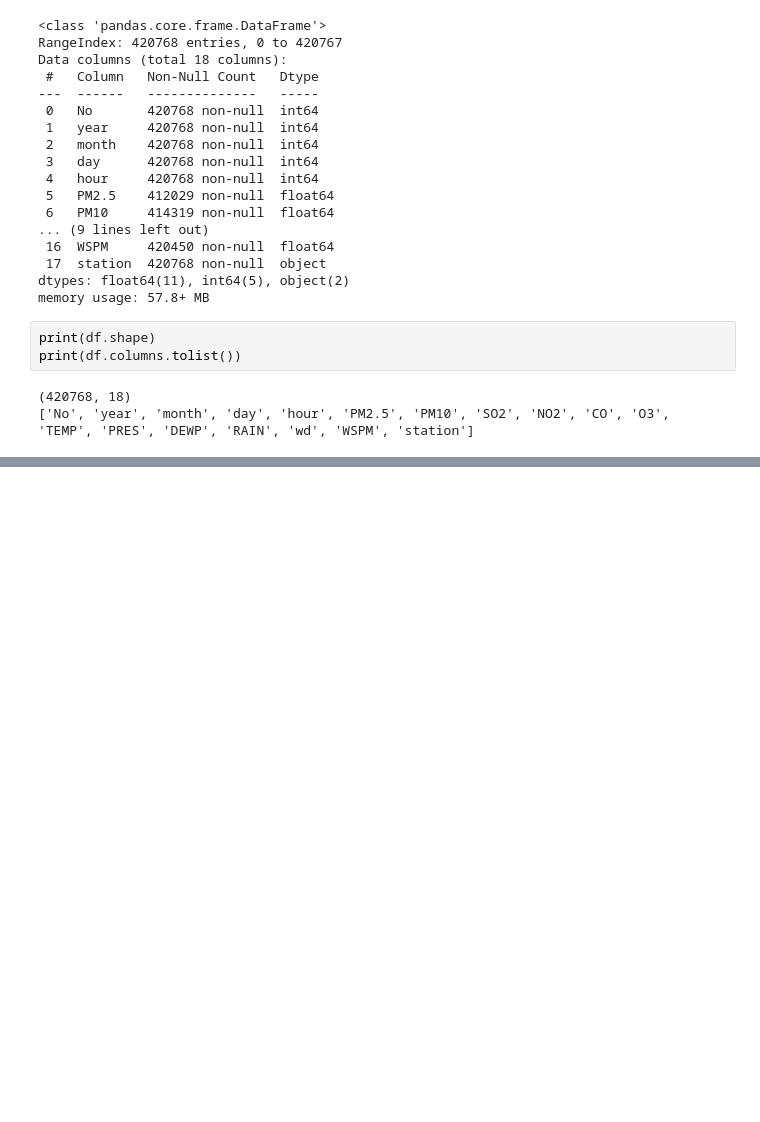
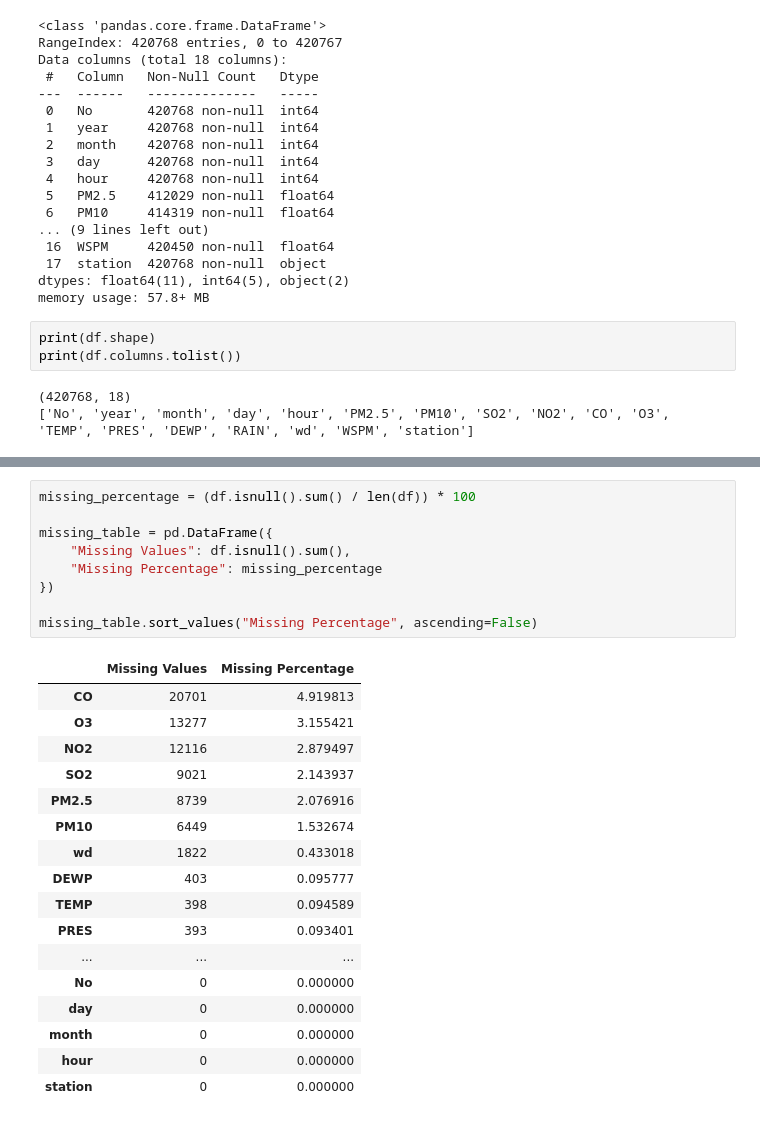
Before and after one commit to Jigyasa-sharma7/Pollution-Level-Forecasting, a Jupyter notebook: pollution_forecasting.ipynb, the cells around one changed output, grey strips where cells are left out. Saved outputs shown, nothing was run; the diff lists cells and outputs as text; blank space fills up the shorter version.

Commit message:
Little bit of more data preprocessing

```diff
--- a/pollution_forecasting.ipynb
+++ b/pollution_forecasting.ipynb
@@ -95,0 +120,27 @@ print(df.columns.tolist())
+# %%
+missing_percentage = (df.isnull().sum() / len(df)) * 100
+
+missing_table = pd.DataFrame({
+    "Missing Values": df.isnull().sum(),
+    "Missing Percentage": missing_percentage
+})
+
+missing_table.sort_values("Missing Percentage", ascending=False)
+# %% [output]
+|  | Missing Values | Missing Percentage |
+| CO | 20701 | 4.919813 |
+| O3 | 13277 | 3.155421 |
+| NO2 | 12116 | 2.879497 |
+| SO2 | 9021 | 2.143937 |
+| PM2.5 | 8739 | 2.076916 |
+| PM10 | 6449 | 1.532674 |
+| wd | 1822 | 0.433018 |
+| DEWP | 403 | 0.095777 |
+| TEMP | 398 | 0.094589 |
+| PRES | 393 | 0.093401 |
+| ... | ... | ... |
+| No | 0 | 0.000000 |
+| day | 0 | 0.000000 |
+| month | 0 | 0.000000 |
+| hour | 0 | 0.000000 |
+| station | 0 | 0.000000 |
```
Also changed, not shown: parts of 11 cells of this notebook.
